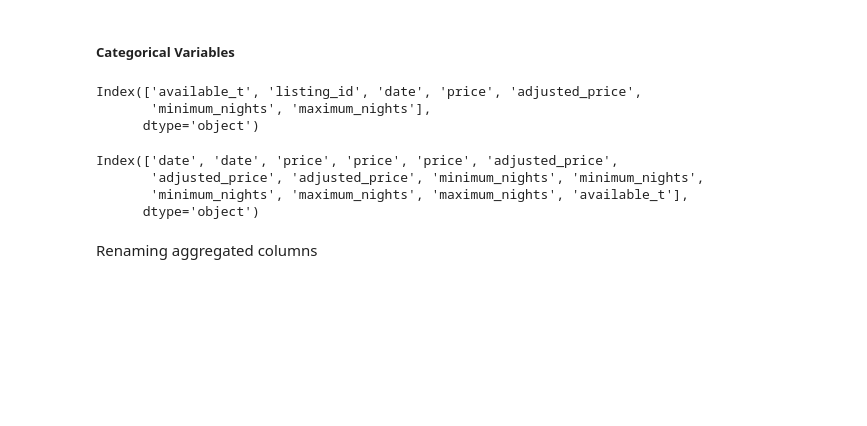
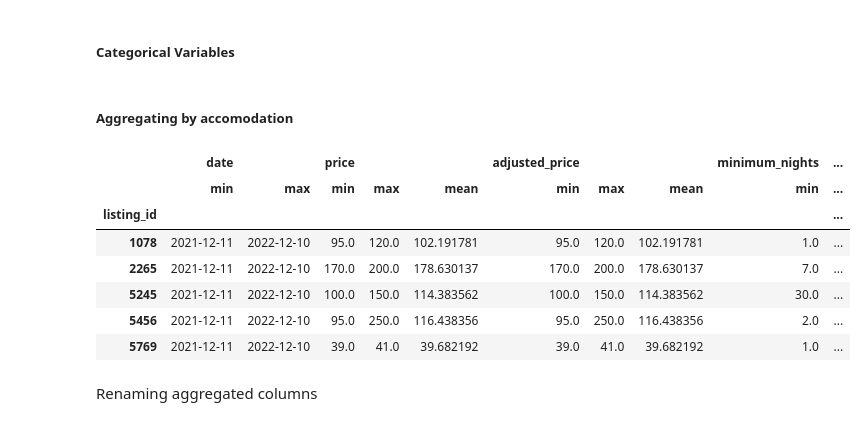
Before and after one commit to vpontello/AirBnb_feature_importance, a Jupyter notebook: DataScience_Post.ipynb, the cells around one changed output. Drawn from its saved outputs; the diff is of its cells as text; code cells hidden in the pictures; blank space fills up the shorter version.

```diff
--- a/DataScience_Post.ipynb
+++ b/DataScience_Post.ipynb
@@ -275,12 +302,8 @@ df_calendar['date'] = pd.to_datetime(df_calendar['date'])
 # %%
 cat_cols_lst = ['available']
 df_calendar = create_dummy_df(df_calendar, cat_cols_lst, dummy_na=False)
-# %%
-print(df_calendar.columns)
-# %% [output]
-Index(['available_t', 'listing_id', 'date', 'price', 'adjusted_price',
-       'minimum_nights', 'maximum_nights'],
-      dtype='object')
+# %% [markdown]
+##### Aggregating by accomodation
 # %%
 df_calendar_agg = df_calendar.groupby('listing_id').agg({'date':['min','max'],
                                                         'price':['min', 'max', 'mean'],
@@ -289,13 +312,17 @@ df_calendar_agg = df_calendar.groupby('listing_id').agg({'date':['min','max'],
                                                         'maximum_nights':['min','max'],
                                                         'available_t':'sum'
                                                         })
-# %%
-df_calendar_agg.columns.get_level_values(0)
-# %% [output]
-Index(['date', 'date', 'price', 'price', 'price', 'adjusted_price',
-       'adjusted_price', 'adjusted_price', 'minimum_nights', 'minimum_nights',
-       'minimum_nights', 'maximum_nights', 'maximum_nights', 'available_t'],
-      dtype='object')
+# %%
+df_calendar_agg.head()
+# %% [output]
+|  | date |  | price |  |  | adjusted_price |  |  | minimum_nights | ... |
+|  | min | max | min | max | mean | min | max | mean | min | ... |
+| listing_id |  |  |  |  |  |  |  |  |  | ... |
+| 1078 | 2021-12-11 | 2022-12-10 | 95.0 | 120.0 | 102.191781 | 95.0 | 120.0 | 102.191781 | 1.0 | ... |
+| 2265 | 2021-12-11 | 2022-12-10 | 170.0 | 200.0 | 178.630137 | 170.0 | 200.0 | 178.630137 | 7.0 | ... |
+| 5245 | 2021-12-11 | 2022-12-10 | 100.0 | 150.0 | 114.383562 | 100.0 | 150.0 | 114.383562 | 30.0 | ... |
+| 5456 | 2021-12-11 | 2022-12-10 | 95.0 | 250.0 | 116.438356 | 95.0 | 250.0 | 116.438356 | 2.0 | ... |
+| 5769 | 2021-12-11 | 2022-12-10 | 39.0 | 41.0 | 39.682192 | 39.0 | 41.0 | 39.682192 | 1.0 | ... |
 # %% [markdown]
 Renaming aggregated columns
 # %%
```
Also changed, not shown: parts of 18 cells of this notebook.
